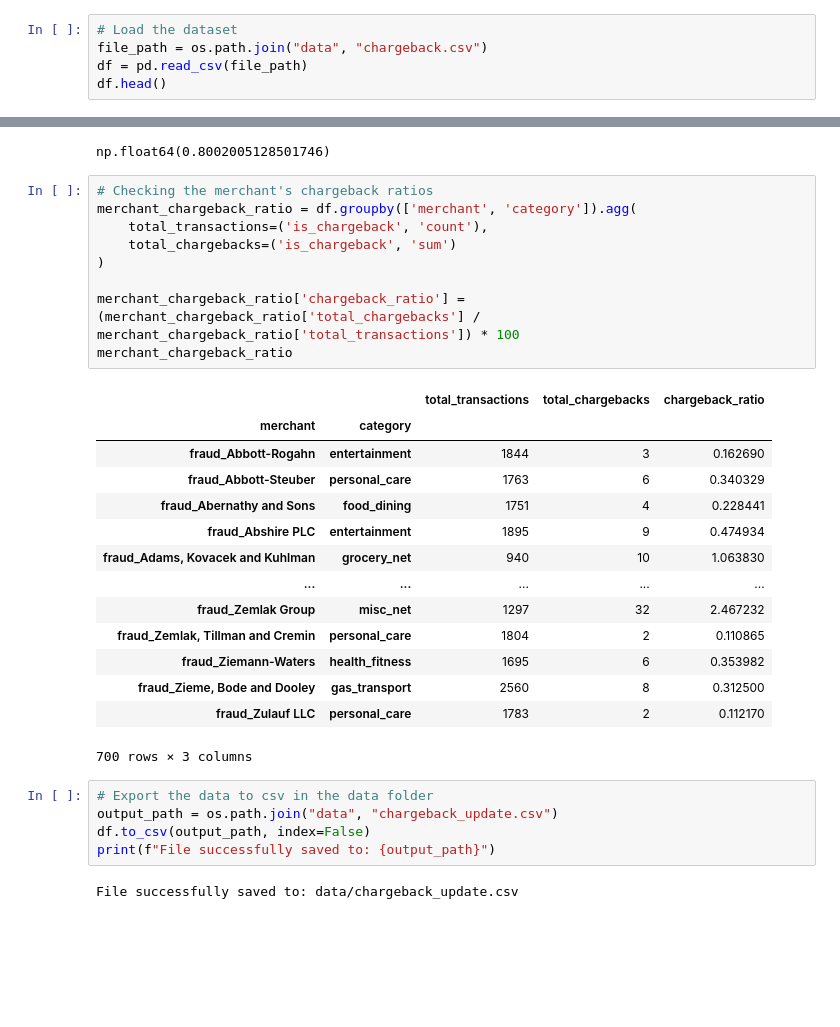
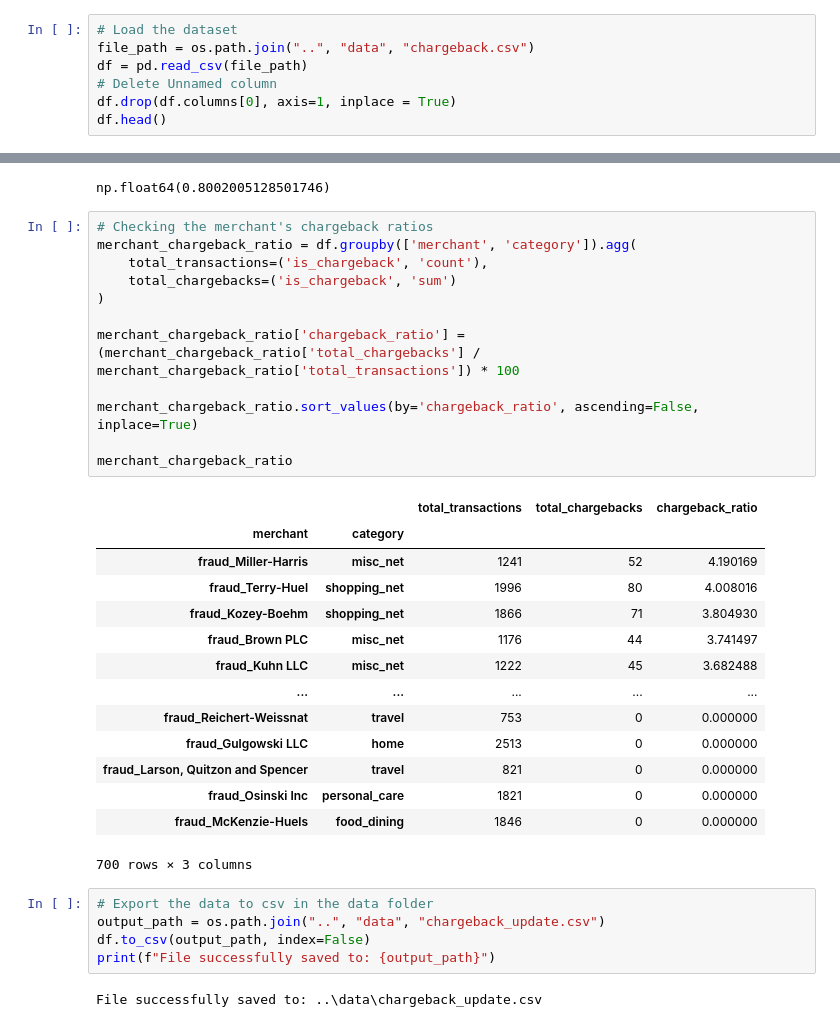
Before and after one commit to tomnguyentran/chargeback, a Jupyter notebook: python_scripts/chargeback.ipynb, the cells around one changed output, grey strips where cells are left out. Drawn from its saved outputs; the diff is of its cells as text; blank space fills up the shorter version.

```diff
--- a/python_scripts/chargeback.ipynb
+++ b/python_scripts/chargeback.ipynb
@@ -6,7 +6,9 @@ import numpy as np
 import os
 # %%
 # Load the dataset
-file_path = os.path.join("data", "chargeback.csv")
+file_path = os.path.join("..", "data", "chargeback.csv")
 df = pd.read_csv(file_path)
+# Delete Unnamed column
+df.drop(df.columns[0], axis=1, inplace = True)
 df.head()
 # %% [output]
@@ -161,31 +163,34 @@ np.float64(0.8002005128501746)
 # %%
 # Checking the merchant's chargeback ratios
 merchant_chargeback_ratio = df.groupby(['merchant', 'category']).agg(
     total_transactions=('is_chargeback', 'count'),
     total_chargebacks=('is_chargeback', 'sum')
 )
 
 merchant_chargeback_ratio['chargeback_ratio'] = (merchant_chargeback_ratio['total_chargebacks'] / merchant_chargeback_ratio['total_transactions']) * 100
+
+merchant_chargeback_ratio.sort_values(by='chargeback_ratio', ascending=False, inplace=True)
+
 merchant_chargeback_ratio
 # %% [output]
 |  |  | total_transactions | total_chargebacks | chargeback_ratio |
 | merchant | category |  |  |  |
-| fraud_Abbott-Rogahn | entertainment | 1844 | 3 | 0.162690 |
-| fraud_Abbott-Steuber | personal_care | 1763 | 6 | 0.340329 |
-| fraud_Abernathy and Sons | food_dining | 1751 | 4 | 0.228441 |
-| fraud_Abshire PLC | entertainment | 1895 | 9 | 0.474934 |
-| fraud_Adams, Kovacek and Kuhlman | grocery_net | 940 | 10 | 1.063830 |
+| fraud_Miller-Harris | misc_net | 1241 | 52 | 4.190169 |
+| fraud_Terry-Huel | shopping_net | 1996 | 80 | 4.008016 |
+| fraud_Kozey-Boehm | shopping_net | 1866 | 71 | 3.804930 |
+| fraud_Brown PLC | misc_net | 1176 | 44 | 3.741497 |
+| fraud_Kuhn LLC | misc_net | 1222 | 45 | 3.682488 |
 | ... | ... | ... | ... | ... |
-| fraud_Zemlak Group | misc_net | 1297 | 32 | 2.467232 |
-| fraud_Zemlak, Tillman and Cremin | personal_care | 1804 | 2 | 0.110865 |
-| fraud_Ziemann-Waters | health_fitness | 1695 | 6 | 0.353982 |
-| fraud_Zieme, Bode and Dooley | gas_transport | 2560 | 8 | 0.312500 |
-| fraud_Zulauf LLC | personal_care | 1783 | 2 | 0.112170 |
+| fraud_Reichert-Weissnat | travel | 753 | 0 | 0.000000 |
+| fraud_Gulgowski LLC | home | 2513 | 0 | 0.000000 |
+| fraud_Larson, Quitzon and Spencer | travel | 821 | 0 | 0.000000 |
+| fraud_Osinski Inc | personal_care | 1821 | 0 | 0.000000 |
+| fraud_McKenzie-Huels | food_dining | 1846 | 0 | 0.000000 |
 700 rows × 3 columns
 # %%
 # Export the data to csv in the data folder
-output_path = os.path.join("data", "chargeback_update.csv")
+output_path = os.path.join("..", "data", "chargeback_update.csv")
 df.to_csv(output_path, index=False)
 print(f"File successfully saved to: {output_path}")
 # %% [output]
-File successfully saved to: data/chargeback_update.csv
+File successfully saved to: ..\data\chargeback_update.csv
```
Also changed, not shown: parts of 4 cells of this notebook.
